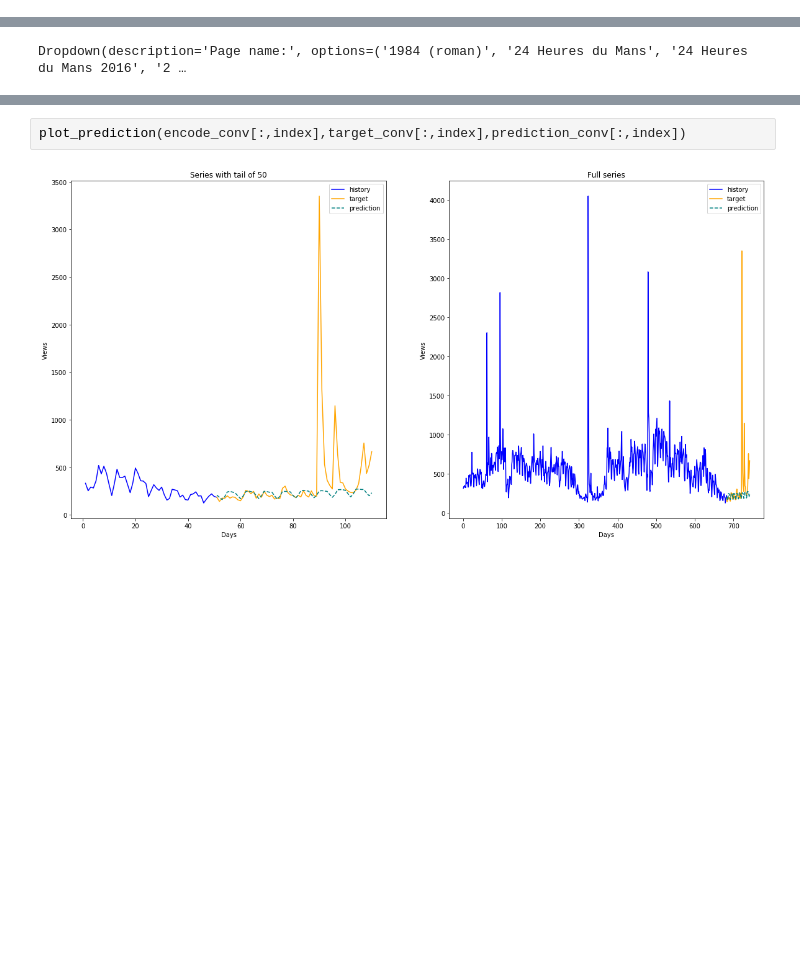
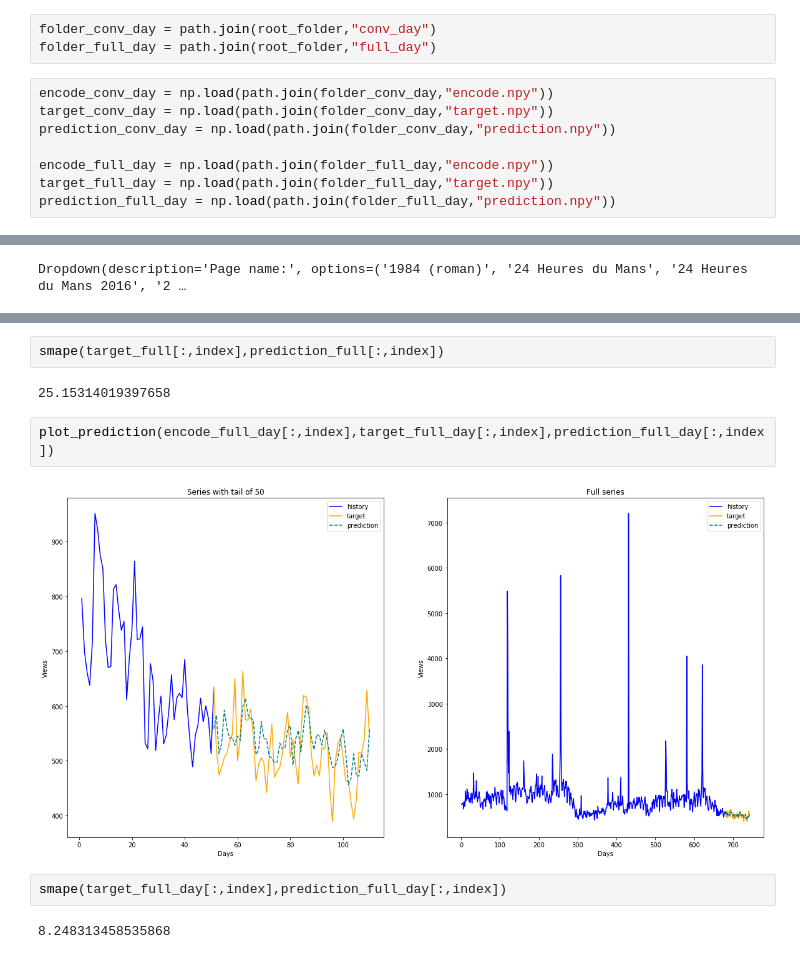
Before and after one commit to maximelovino/WikiForecasting, a Jupyter notebook: DisplayEvalPredictionsSeq2Seq.ipynb, the cells around one changed output, grey strips where cells are left out. Cells and saved outputs as stored; diff of their text form; blank space fills up the shorter version.

```diff
--- a/DisplayEvalPredictionsSeq2Seq.ipynb
+++ b/DisplayEvalPredictionsSeq2Seq.ipynb
@@ -94,0 +95,11 @@ print(smape_batch(target_conv,prediction_conv,target_conv.shape[1]))
+# %%
+folder_conv_day = path.join(root_folder,"conv_day")
+folder_full_day = path.join(root_folder,"full_day")
+# %%
+encode_conv_day = np.load(path.join(folder_conv_day,"encode.npy"))
+target_conv_day = np.load(path.join(folder_conv_day,"target.npy"))
+prediction_conv_day = np.load(path.join(folder_conv_day,"prediction.npy"))
+
+encode_full_day = np.load(path.join(folder_full_day,"encode.npy"))
+target_full_day = np.load(path.join(folder_full_day,"target.npy"))
+prediction_full_day = np.load(path.join(folder_full_day,"prediction.npy"))
@@ -152,4 +183,12 @@ plot_prediction(encode_full[:,index],target_full[:,index],prediction_full[:,inde
+# %%
+smape(target_full[:,index],prediction_full[:,index])
+# %% [output]
+25.15314019397658
 # %%
-plot_prediction(encode_conv[:,index],target_conv[:,index],prediction_conv[:,index])
+plot_prediction(encode_full_day[:,index],target_full_day[:,index],prediction_full_day[:,index])
 # %% [output]
-[figure, old version]
+[figure, new version]
+# %%
+smape(target_full_day[:,index],prediction_full_day[:,index])
+# %% [output]
+8.248313458535868
```
Also changed, not shown: parts of 6 cells of this notebook, 8 other files.
